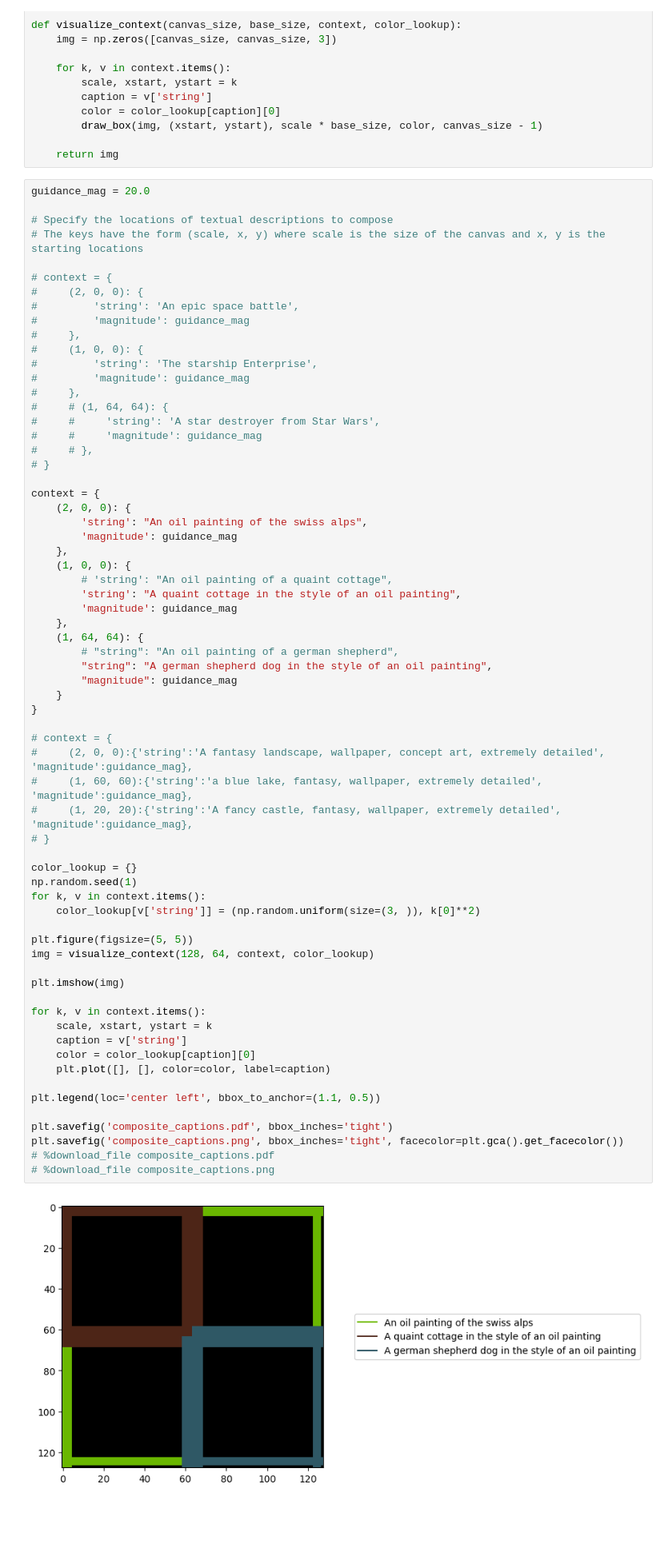
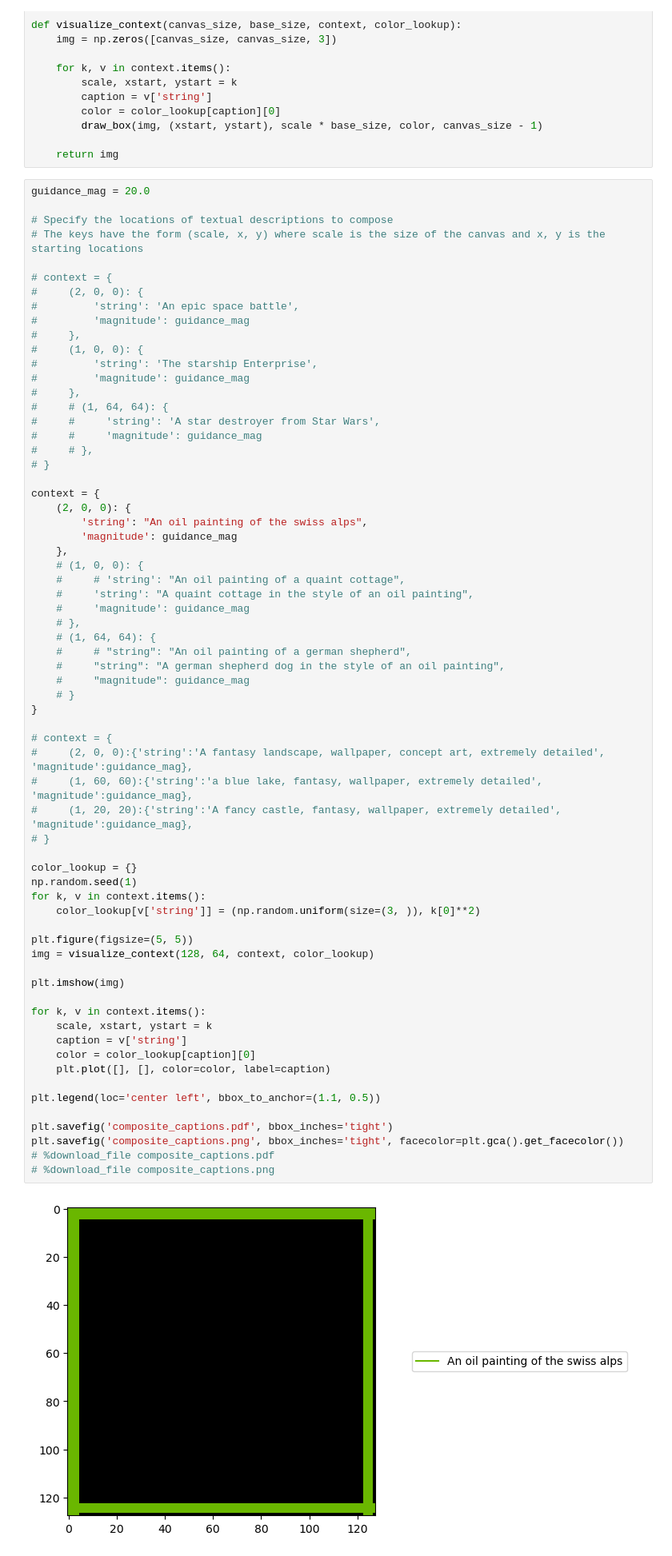
Before and after one commit to joshroy01/mcmc_visanagrams, a Jupyter notebook: prototyping/mcmc/image_tapestry.ipynb, the cells around one changed output. Shown at 80% size. Drawn from its saved outputs; the diff is of its cells as text; blank space fills up the shorter version.

```diff
--- a/prototyping/mcmc/image_tapestry.ipynb
+++ b/prototyping/mcmc/image_tapestry.ipynb
@@ -133,46 +135,46 @@ context = {
         'string': "An oil painting of the swiss alps",
         'magnitude': guidance_mag
     },
-    (1, 0, 0): {
-        # 'string': "An oil painting of a quaint cottage",
-        'string': "A quaint cottage in the style of an oil painting",
-        'magnitude': guidance_mag
-    },
-    (1, 64, 64): {
-        # "string": "An oil painting of a german shepherd",
-        "string": "A german shepherd dog in the style of an oil painting",
-        "magnitude": guidance_mag
-    }
+    # (1, 0, 0): {
+    #     # 'string': "An oil painting of a quaint cottage",
+    #     'string': "A quaint cottage in the style of an oil painting",
+    #     'magnitude': guidance_mag
+    # },
+    # (1, 64, 64): {
+    #     # "string": "An oil painting of a german shepherd",
+    #     "string": "A german shepherd dog in the style of an oil painting",
+    #     "magnitude": guidance_mag
+    # }
 }
 
 # context = {
 #     (2, 0, 0):{'string':'A fantasy landscape, wallpaper, concept art, extremely detailed', 'magnitude':guidance_mag},
 #     (1, 60, 60):{'string':'a blue lake, fantasy, wallpaper, extremely detailed', 'magnitude':guidance_mag},
 #     (1, 20, 20):{'string':'A fancy castle, fantasy, wallpaper, extremely detailed', 'magnitude':guidance_mag},
 # }
 
 color_lookup = {}
 np.random.seed(1)
 for k, v in context.items():
     color_lookup[v['string']] = (np.random.uniform(size=(3, )), k[0]**2)
 
 plt.figure(figsize=(5, 5))
 img = visualize_context(128, 64, context, color_lookup)
 
 plt.imshow(img)
 
 for k, v in context.items():
     scale, xstart, ystart = k
     caption = v['string']
     color = color_lookup[caption][0]
     plt.plot([], [], color=color, label=caption)
 
 plt.legend(loc='center left', bbox_to_anchor=(1.1, 0.5))
 
 plt.savefig('composite_captions.pdf', bbox_inches='tight')
 plt.savefig('composite_captions.png', bbox_inches='tight', facecolor=plt.gca().get_facecolor())
 # %download_file composite_captions.pdf
 # %download_file composite_captions.png
 # %% [output]
-[figure, old version]
+[figure, new version]
 # %%
```
Also changed, not shown: parts of 22 cells of this notebook, 9 other files.
